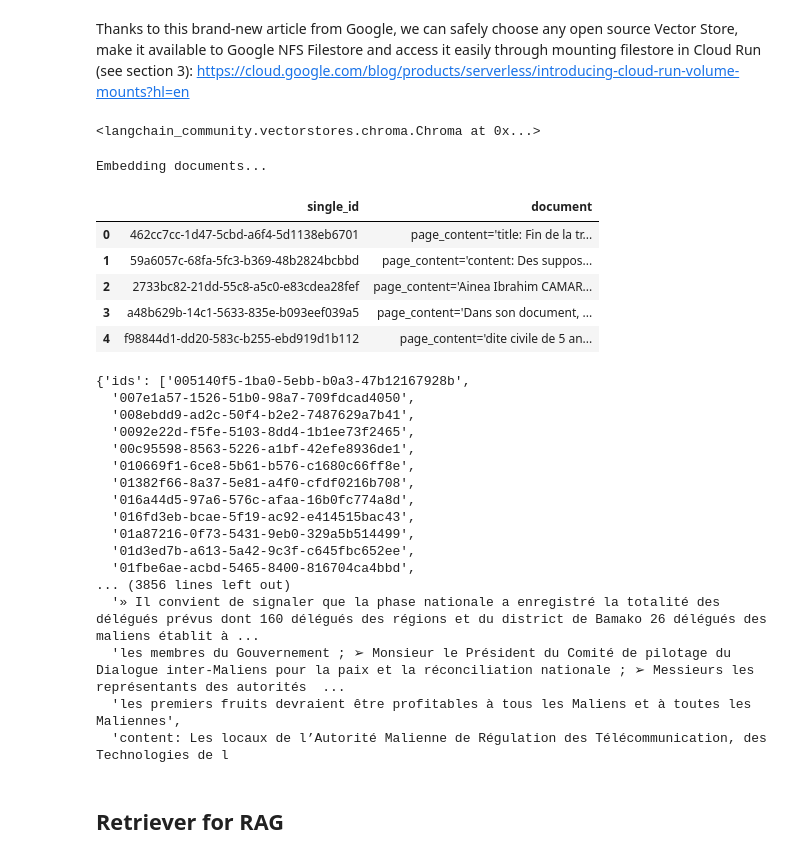
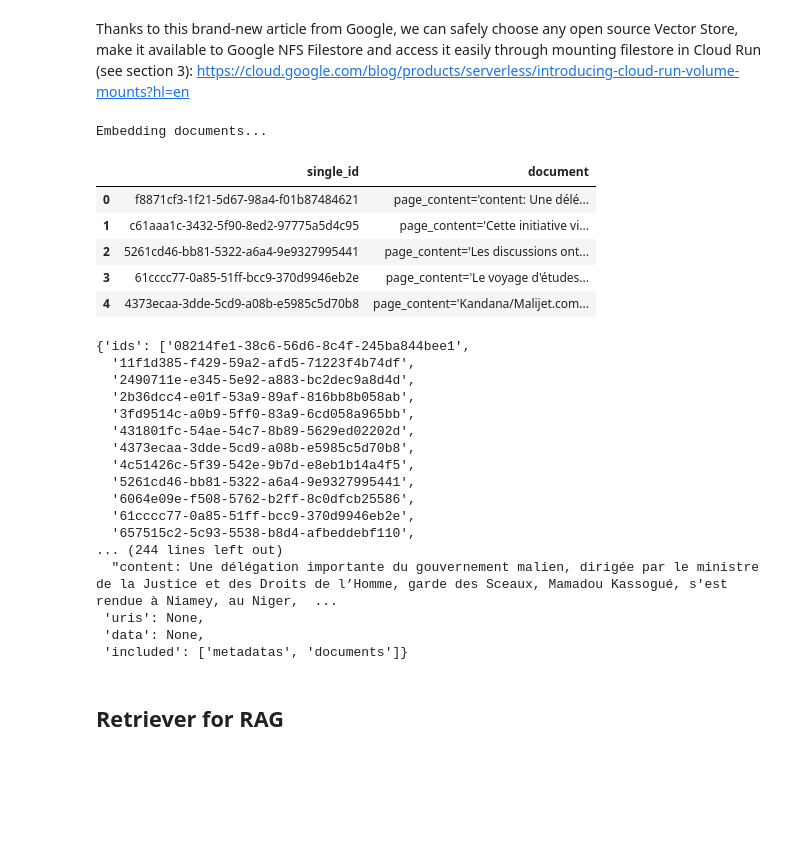
Before and after one commit to Lonytech/kounafoni-app, a Jupyter notebook: Notebook/local_rag.ipynb, the cells around one changed output. Drawn from its saved outputs; the diff is of its cells as text; code cells hidden in the pictures; blank space fills up the shorter version.

```diff
--- a/Notebook/local_rag.ipynb
+++ b/Notebook/local_rag.ipynb
@@ -63,7 +63,7 @@ chain.invoke({"text": "Explain the importance of low latency for LLMs."})
 AIMessage(content="Low latency is crucial for Large Language Models (LLMs) because it directly impacts the user experience, model performance, and overall efficiency of language-based applications. He ...
 # %%
 # ARTICLE_SOURCE_FILE_PATH = Path().resolve().parent /"data" / "malijet" / "source.csv"
-CHROMA_DB_PERSIST_PATH = Path().resolve().parent / "data" / "chroma_db_1024"
+CHROMA_DB_PERSIST_PATH = Path().resolve().parent / "data" / "new_chroma_db_1024"
 MODEL_NAME = "mayflowergmbh/occiglot-7b-fr-en-instruct"
 # MODEL_NAME = "falcon2:11b-q4_0"
 # %%
@@ -105,7 +107,12 @@ llm.invoke("Who is the most popular scientist in the world?")
 #     }
 # )
 
-loader = DirectoryLoader("../data/", glob="**/*.csv", loader_cls=CSVLoader)
+loader = DirectoryLoader("../data/articles", glob="**/*.csv", loader_cls=CSVLoader,
+                         loader_kwargs={
+                             "csv_args" : {"delimiter": "\t",
+                                           },
+                             "metadata_columns": ["title", "source_paper", "date", "link"]
+                         })
 # load documents
 data = loader.load()
 data[:3] # three first documents
@@ -367,52 +378,50 @@ Thanks to this brand-new article from Google, we can safely choose any open sour
 # The embedding is a very large dimension of 4096, so this will take a real long time
 # Database creation
 # now 1024 embedding to test Cloud Run
-# db = Chroma.from_documents(
-#     documents=documents[:2],
-#     embedding=embeddings_llm,
-#     persist_directory=CHROMA_DB_PERSIST_PATH.as_posix(),
-# )
+db = Chroma.from_documents(
+    documents=documents[:2],
+    embedding=embeddings_llm,
+    persist_directory=CHROMA_DB_PERSIST_PATH.as_posix(),
+)
 # db
-# %% [output]
-<langchain_community.vectorstores.chroma.Chroma at 0x...>
 # %%
 db = Chroma(
     persist_directory=CHROMA_DB_PERSIST_PATH.as_posix(),
     embedding_function=embeddings_llm,
 )
 
 persisted_ids = db.get()["ids"]
 
 new_documents_to_embed_df = pd.DataFrame({
-    "single_id": [str(uuid.uuid5(uuid.NAMESPACE_DNS, doc.page_content)) for doc in documents],
-    "document": documents
+    "single_id": [str(uuid.uuid5(uuid.NAMESPACE_DNS, doc.page_content)) for doc in documents[:30]],
+    "document": documents[:30]
 })
 
 # to keep only different documents (i.e. chunks)
 new_documents_to_embed_df.drop_duplicates(subset="single_id", inplace=True)
 
 # Keep only documents not already embedded
 new_documents_to_embed_df = new_documents_to_embed_df.query(f"single_id not in {persisted_ids}")
 
 if new_documents_to_embed_df.empty:
     print("No documents to embed")
 else:
     print("Embedding documents...")
-    display(new_documents_to_embed_df.head())
+    display(new_documents_to_embed_df.head()),
     db.add_documents(
         documents=new_documents_to_embed_df.document.tolist(),
         embedding=embeddings_llm,
         ids=new_documents_to_embed_df.single_id.tolist(),
         persist_directory=CHROMA_DB_PERSIST_PATH.as_posix(),
     )
 # %% [output]
 Embedding documents...
 |  | single_id | document |
-| 0 | 462cc7cc-1d47-5cbd-a6f4-5d1138eb6701 | page_content='title: Fin de la tr... |
-| 1 | 59a6057c-68fa-5fc3-b369-48b2824bcbbd | page_content='content: Des suppos... |
-| 2 | 2733bc82-21dd-55c8-a5c0-e83cdea28fef | page_content='Ainea Ibrahim CAMAR... |
-| 3 | a48b629b-14c1-5633-835e-b093eef039a5 | page_content='Dans son document, ... |
-| 4 | f98844d1-dd20-583c-b255-ebd919d1b112 | page_content='dite civile de 5 an... |
+| 0 | f8871cf3-1f21-5d67-98a4-f01b87484621 | page_content='content: Une délé... |
+| 1 | c61aaa1c-3432-5f90-8ed2-97775a5d4c95 | page_content='Cette initiative vi... |
+| 2 | 5261cd46-bb81-5322-a6a4-9e9327995441 | page_content='Les discussions ont... |
+| 3 | 61cccc77-0a85-51ff-bcc9-370d9946eb2e | page_content='Le voyage d'études... |
+| 4 | 4373ecaa-3dde-5cd9-a08b-e5985c5d70b8 | page_content='Kandana/Malijet.com... |
 # %%
 db_check = Chroma(
     persist_directory=CHROMA_DB_PERSIST_PATH.as_posix(),
@@ -420,23 +429,23 @@ db_check = Chroma(
 )
 db_check.get()
 # %% [output]
-{'ids': ['005140f5-1ba0-5ebb-b0a3-47b12167928b',
-  '007e1a57-1526-51b0-98a7-709fdcad4050',
-  '008ebdd9-ad2c-50f4-b2e2-7487629a7b41',
-  '0092e22d-f5fe-5103-8dd4-1b1ee73f2465',
-  '00c95598-8563-5226-a1bf-42efe8936de1',
-  '010669f1-6ce8-5b61-b576-c1680c66ff8e',
-  '01382f66-8a37-5e81-a4f0-cfdf0216b708',
-  '016a44d5-97a6-576c-afaa-16b0fc774a8d',
-  '016fd3eb-bcae-5f19-ac92-e414515bac43',
-  '01a87216-0f73-5431-9eb0-329a5b514499',
-  '01d3ed7b-a613-5a42-9c3f-c645fbc652ee',
-  '01fbe6ae-acbd-5465-8400-816704ca4bbd',
-... (3856 lines left out)
-  '» Il convient de signaler que la phase nationale a enregistré la totalité des délégués prévus dont 160 délégués des régions et du district de Bamako 26 délégués des maliens établit à ...
-  'les membres du Gouvernement ; ➢ Monsieur le Président du Comité de pilotage du Dialogue inter-Maliens pour la paix et la réconciliation nationale ; ➢ Messieurs les représentants des autorités  ...
-  'les premiers fruits devraient être profitables à tous les Maliens et à toutes les Maliennes',
-  'content: Les locaux de l’Autorité Malienne de Régulation des Télécommunication, des Technologies de l
+{'ids': ['08214fe1-38c6-56d6-8c4f-245ba844bee1',
+  '11f1d385-f429-59a2-afd5-71223f4b74df',
+  '2490711e-e345-5e92-a883-bc2dec9a8d4d',
+  '2b36dcc4-e01f-53a9-89af-816bb8b058ab',
+  '3fd9514c-a0b9-5ff0-83a9-6cd058a965bb',
+  '431801fc-54ae-54c7-8b89-5629ed02202d',
+  '4373ecaa-3dde-5cd9-a08b-e5985c5d70b8',
+  '4c51426c-5f39-542e-9b7d-e8eb1b14a4f5',
+  '5261cd46-bb81-5322-a6a4-9e9327995441',
+  '6064e09e-f508-5762-b2ff-8c0dfcb25586',
+  '61cccc77-0a85-51ff-bcc9-370d9946eb2e',
+  '657515c2-5c93-5538-b8d4-afbeddebf110',
+... (244 lines left out)
+  "content: Une délégation importante du gouvernement malien, dirigée par le ministre de la Justice et des Droits de l’Homme, garde des Sceaux, Mamadou Kassogué, s'est rendue à Niamey, au Niger,  ...
+ 'uris': None,
+ 'data': None,
+ 'included': ['metadatas', 'documents']}
 # %%
 # db_check.get(include=['embeddings'])
 # %%
```
Also changed, not shown: parts of 18 cells of this notebook, 7 other files.
